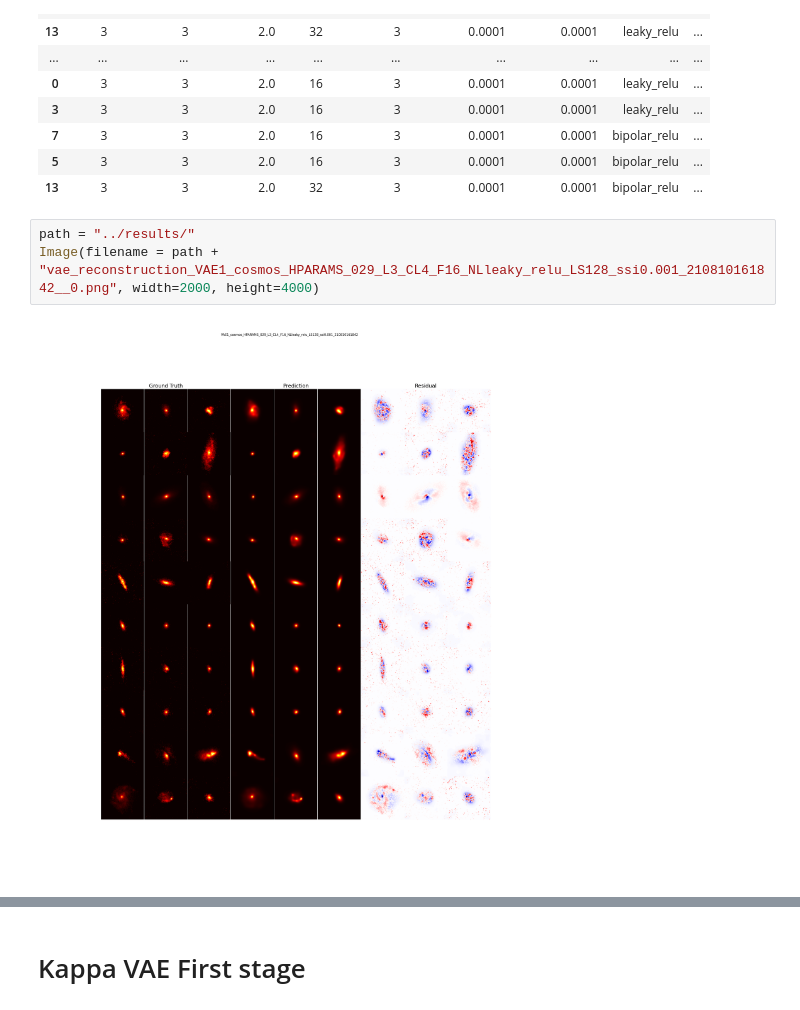
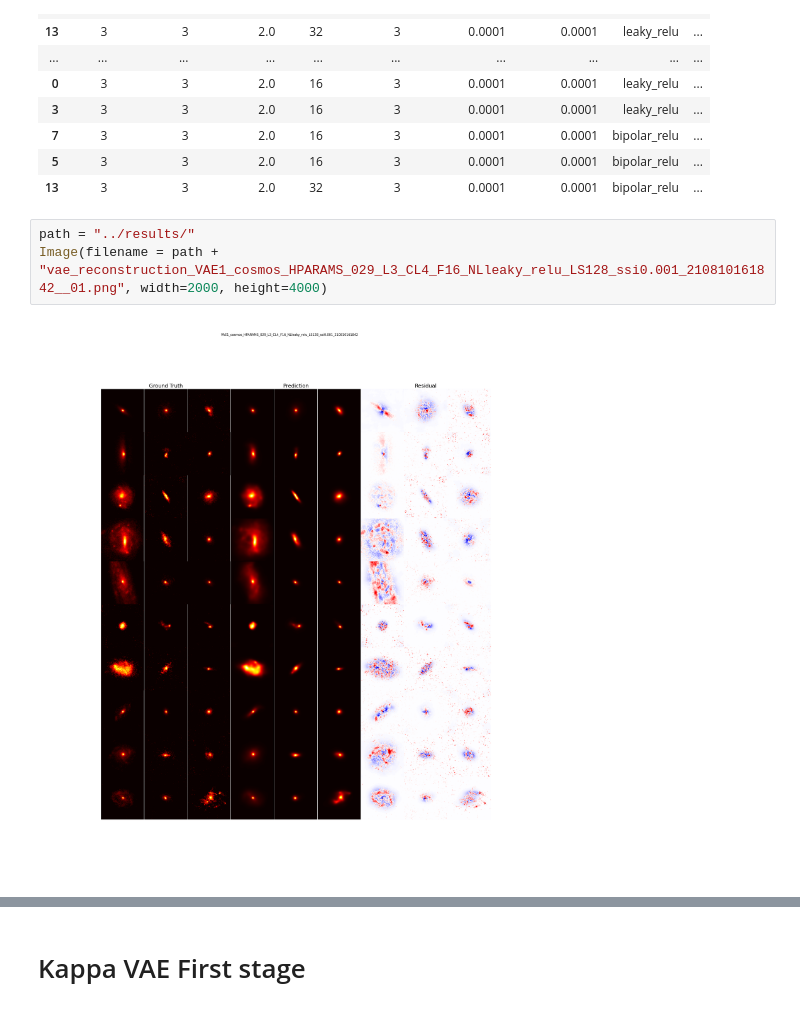
Before and after one commit to AlexandreAdam/Censai, a Jupyter notebook: notebooks/vae_results.ipynb, the cells around one changed output, grey strips where cells are left out. Drawn from its saved outputs; the diff is of its cells as text.

```diff
--- a/notebooks/vae_results.ipynb
+++ b/notebooks/vae_results.ipynb
@@ -46,7 +46,7 @@ hparams.sort_values(by="val_cost")
 | 13 | 3 | 3 | 2.0 | 32 | 3 | 0.0001 | 0.0001 | bipolar_relu | ... |
 # %%
 path = "../results/"
-Image(filename = path + "vae_reconstruction_VAE1_cosmos_HPARAMS_029_L3_CL4_F16_NLleaky_relu_LS128_ssi0.001_210810161842__0.png", width=2000, height=4000)
+Image(filename = path + "vae_reconstruction_VAE1_cosmos_HPARAMS_029_L3_CL4_F16_NLleaky_relu_LS128_ssi0.001_210810161842__01.png", width=2000, height=4000)
 # %% [output]
-[figure, old version]
+[figure, new version]
 # %%
```
Also changed, not shown: parts of 1 cell of this notebook, 2 other files.
